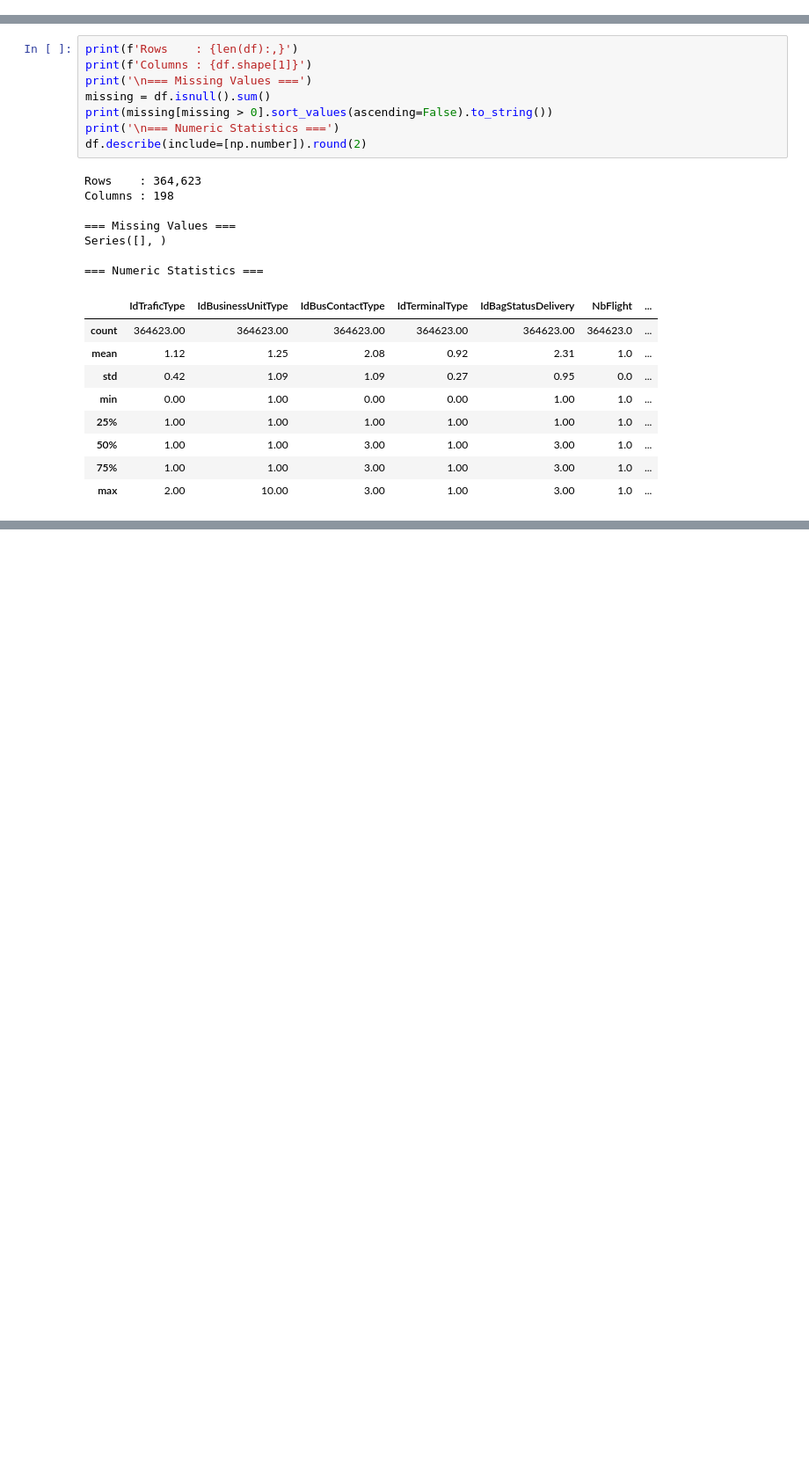
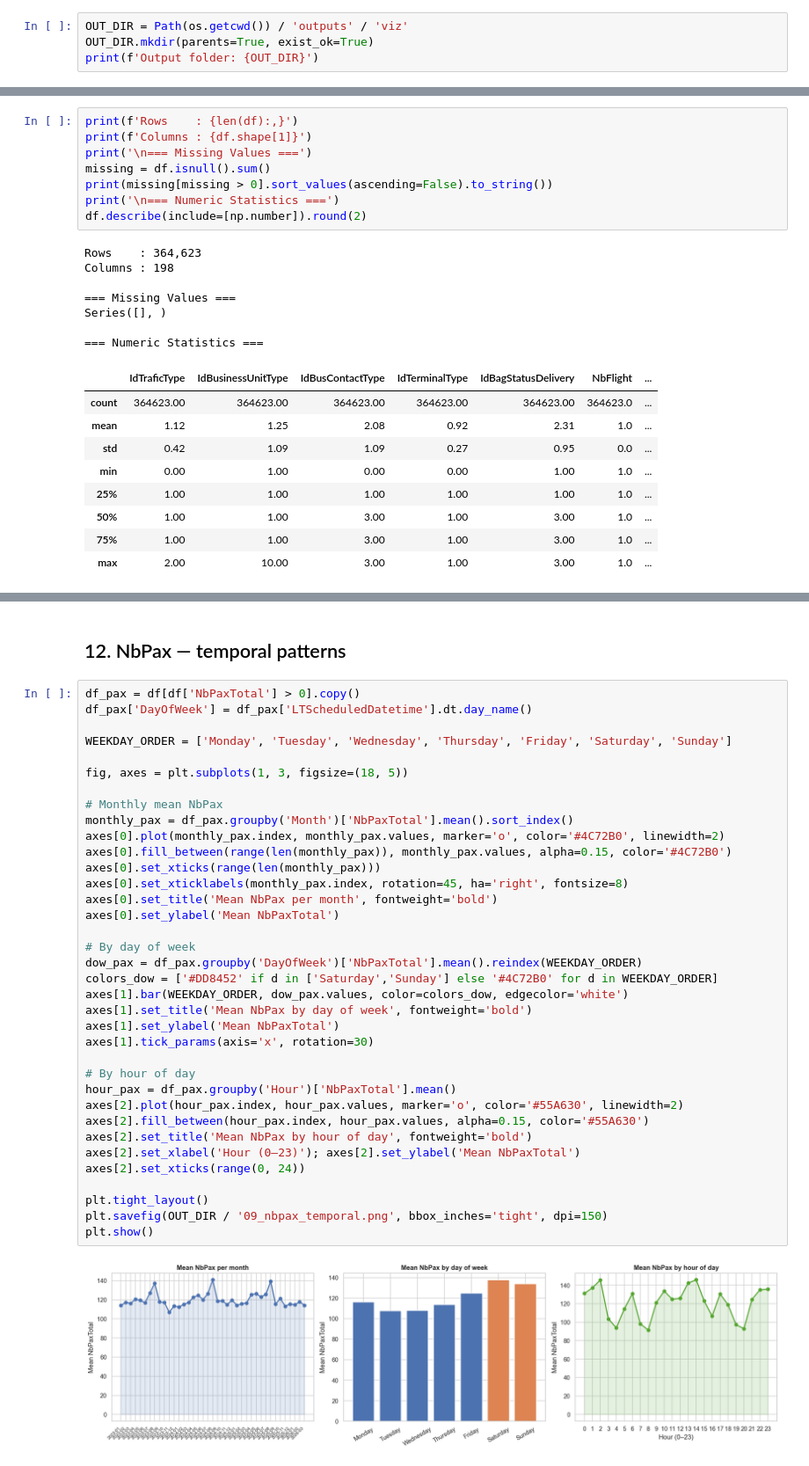
Before and after one commit to LancelotTC/master-minds-challenge, a Jupyter notebook: data_visualization.ipynb, the cells around one changed output, grey strips where cells are left out. Shown at 88% size. Saved outputs shown, nothing was run; the diff lists cells and outputs as text; blank space fills up the shorter version.

```diff
--- a/data_visualization.ipynb
+++ b/data_visualization.ipynb
@@ -25,0 +24,4 @@ Libraries ready
+# %%
+OUT_DIR = Path(os.getcwd()) / 'outputs' / 'viz'
+OUT_DIR.mkdir(parents=True, exist_ok=True)
+print(f'Output folder: {OUT_DIR}')
@@ -753,0 +260,40 @@ df_model.head(3)
+# %% [markdown]
+## 12. NbPax — temporal patterns
+# %%
+df_pax = df[df['NbPaxTotal'] > 0].copy()
+df_pax['DayOfWeek'] = df_pax['LTScheduledDatetime'].dt.day_name()
+
+WEEKDAY_ORDER = ['Monday', 'Tuesday', 'Wednesday', 'Thursday', 'Friday', 'Saturday', 'Sunday']
+
+fig, axes = plt.subplots(1, 3, figsize=(18, 5))
+
+# Monthly mean NbPax
+monthly_pax = df_pax.groupby('Month')['NbPaxTotal'].mean().sort_index()
+axes[0].plot(monthly_pax.index, monthly_pax.values, marker='o', color='#4C72B0', linewidth=2)
+axes[0].fill_between(range(len(monthly_pax)), monthly_pax.values, alpha=0.15, color='#4C72B0')
+axes[0].set_xticks(range(len(monthly_pax)))
+axes[0].set_xticklabels(monthly_pax.index, rotation=45, ha='right', fontsize=8)
+axes[0].set_title('Mean NbPax per month', fontweight='bold')
+axes[0].set_ylabel('Mean NbPaxTotal')
+
+# By day of week
+dow_pax = df_pax.groupby('DayOfWeek')['NbPaxTotal'].mean().reindex(WEEKDAY_ORDER)
+colors_dow = ['#DD8452' if d in ['Saturday','Sunday'] else '#4C72B0' for d in WEEKDAY_ORDER]
+axes[1].bar(WEEKDAY_ORDER, dow_pax.values, color=colors_dow, edgecolor='white')
+axes[1].set_title('Mean NbPax by day of week', fontweight='bold')
+axes[1].set_ylabel('Mean NbPaxTotal')
+axes[1].tick_params(axis='x', rotation=30)
+
+# By hour of day
+hour_pax = df_pax.groupby('Hour')['NbPaxTotal'].mean()
+axes[2].plot(hour_pax.index, hour_pax.values, marker='o', color='#55A630', linewidth=2)
+axes[2].fill_between(hour_pax.index, hour_pax.values, alpha=0.15, color='#55A630')
+axes[2].set_title('Mean NbPax by hour of day', fontweight='bold')
+axes[2].set_xlabel('Hour (0–23)'); axes[2].set_ylabel('Mean NbPaxTotal')
+axes[2].set_xticks(range(0, 24))
+
+plt.tight_layout()
+plt.savefig(OUT_DIR / '09_nbpax_temporal.png', bbox_inches='tight', dpi=150)
+plt.show()
+# %% [output]
+[figure, added]
```
Also changed, not shown: parts of 78 cells of this notebook, 13 other files.
